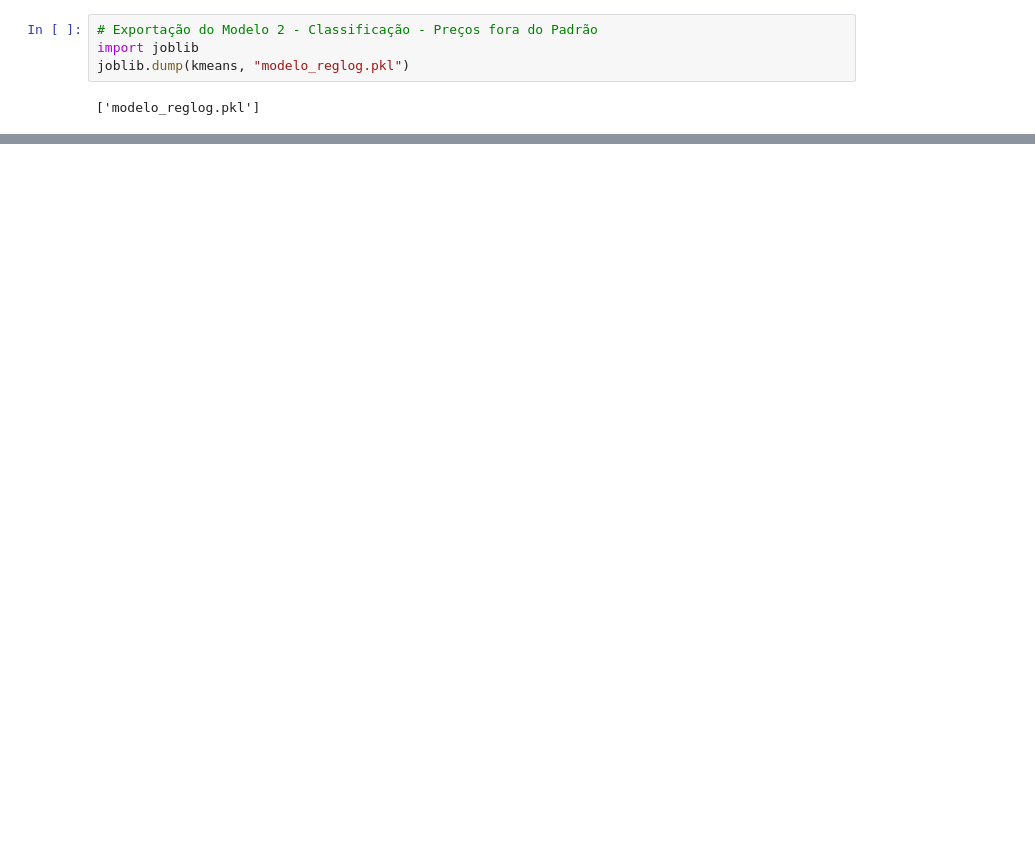
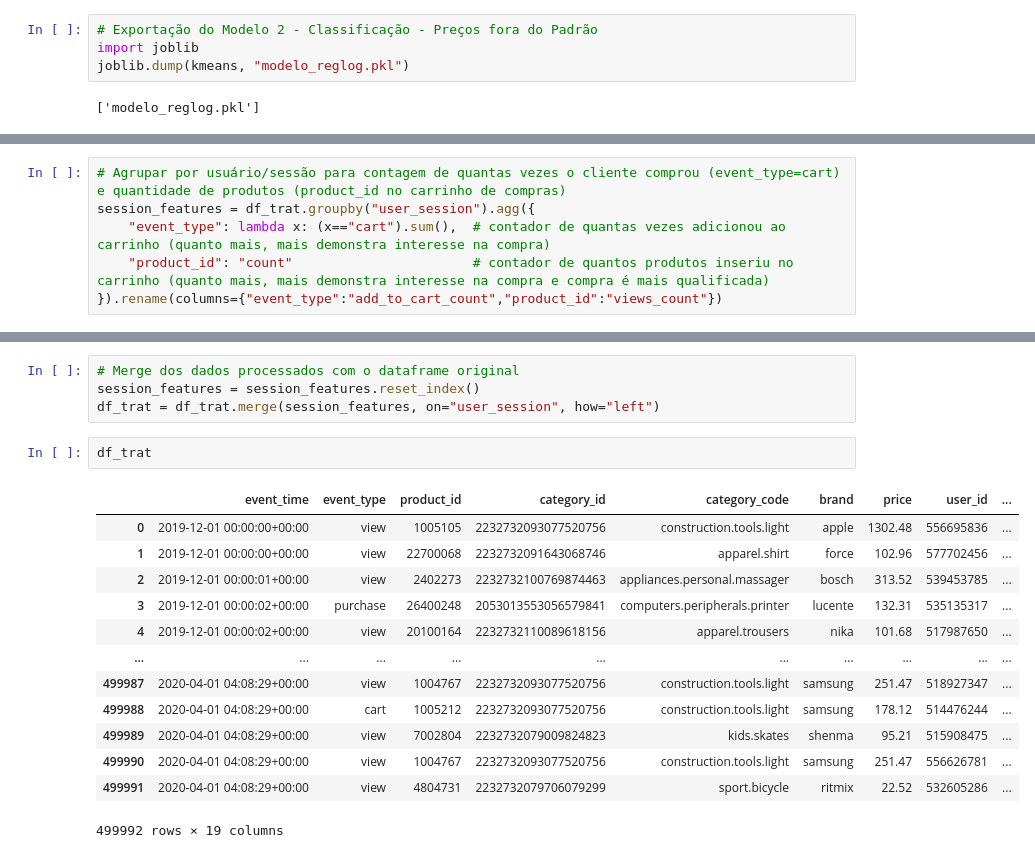
Before and after one commit to Grupo-61/techchallenge03, a Jupyter notebook: Tech Challenge 3.ipynb, the cells around one changed output, grey strips where cells are left out. Saved outputs shown, nothing was run; the diff lists cells and outputs as text; blank space fills up the shorter version.

```diff
--- a/Tech Challenge 3.ipynb
+++ b/Tech Challenge 3.ipynb
@@ -1421,0 +1526,6 @@ X_test.to_csv(r"C:\WORK\FIAP-PosMLE\Tech Challenge 3\techchallenge03\datasets\re
+# %%
+# Agrupar por usuário/sessão para contagem de quantas vezes o cliente comprou (event_type=cart) e quantidade de produtos (product_id no carrinho de compras)
+session_features = df_trat.groupby("user_session").agg({
+    "event_type": lambda x: (x=="cart").sum(),  # contador de quantas vezes adicionou ao carrinho (quanto mais, mais demonstra interesse na compra)
+    "product_id": "count"                       # contador de quantos produtos inseriu no carrinho (quanto mais, mais demonstra interesse na compra e compra é mais qualificada)
+}).rename(columns={"event_type":"add_to_cart_count","product_id":"views_count"})
@@ -1421,0 +1550,20 @@ X_test.to_csv(r"C:\WORK\FIAP-PosMLE\Tech Challenge 3\techchallenge03\datasets\re
+# %%
+# Merge dos dados processados com o dataframe original
+session_features = session_features.reset_index()
+df_trat = df_trat.merge(session_features, on="user_session", how="left")
+# %%
+df_trat
+# %% [output]
+|  | event_time | event_type | product_id | category_id | category_code | brand | price | user_id | ... |
+| 0 | 2019-12-01 00:00:00+00:00 | view | 1005105 | 2232732093077520756 | construction.tools.light | apple | 1302.48 | 556695836 | ... |
+| 1 | 2019-12-01 00:00:00+00:00 | view | 22700068 | 2232732091643068746 | apparel.shirt | force | 102.96 | 577702456 | ... |
+| 2 | 2019-12-01 00:00:01+00:00 | view | 2402273 | 2232732100769874463 | appliances.personal.massager | bosch | 313.52 | 539453785 | ... |
+| 3 | 2019-12-01 00:00:02+00:00 | purchase | 26400248 | 2053013553056579841 | computers.peripherals.printer | lucente | 132.31 | 535135317 | ... |
+| 4 | 2019-12-01 00:00:02+00:00 | view | 20100164 | 2232732110089618156 | apparel.trousers | nika | 101.68 | 517987650 | ... |
+| ... | ... | ... | ... | ... | ... | ... | ... | ... | ... |
+| 499987 | 2020-04-01 04:08:29+00:00 | view | 1004767 | 2232732093077520756 | construction.tools.light | samsung | 251.47 | 518927347 | ... |
+| 499988 | 2020-04-01 04:08:29+00:00 | cart | 1005212 | 2232732093077520756 | construction.tools.light | samsung | 178.12 | 514476244 | ... |
+| 499989 | 2020-04-01 04:08:29+00:00 | view | 7002804 | 2232732079009824823 | kids.skates | shenma | 95.21 | 515908475 | ... |
+| 499990 | 2020-04-01 04:08:29+00:00 | view | 1004767 | 2232732093077520756 | construction.tools.light | samsung | 251.47 | 556626781 | ... |
+| 499991 | 2020-04-01 04:08:29+00:00 | view | 4804731 | 2232732079706079299 | sport.bicycle | ritmix | 22.52 | 532605286 | ... |
+499992 rows × 19 columns
```
Also changed, not shown: parts of 30 cells of this notebook, 3 other files.
